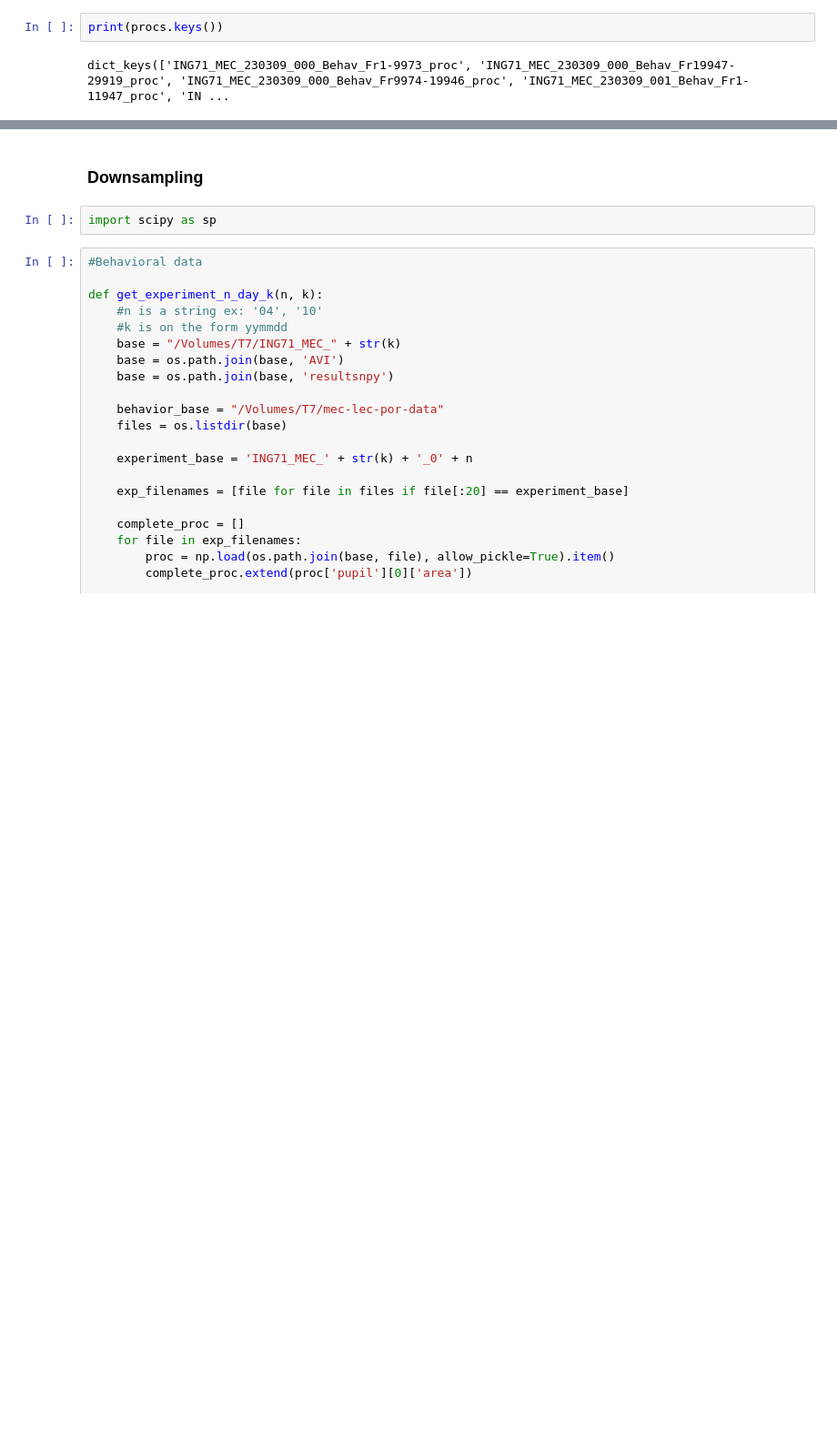
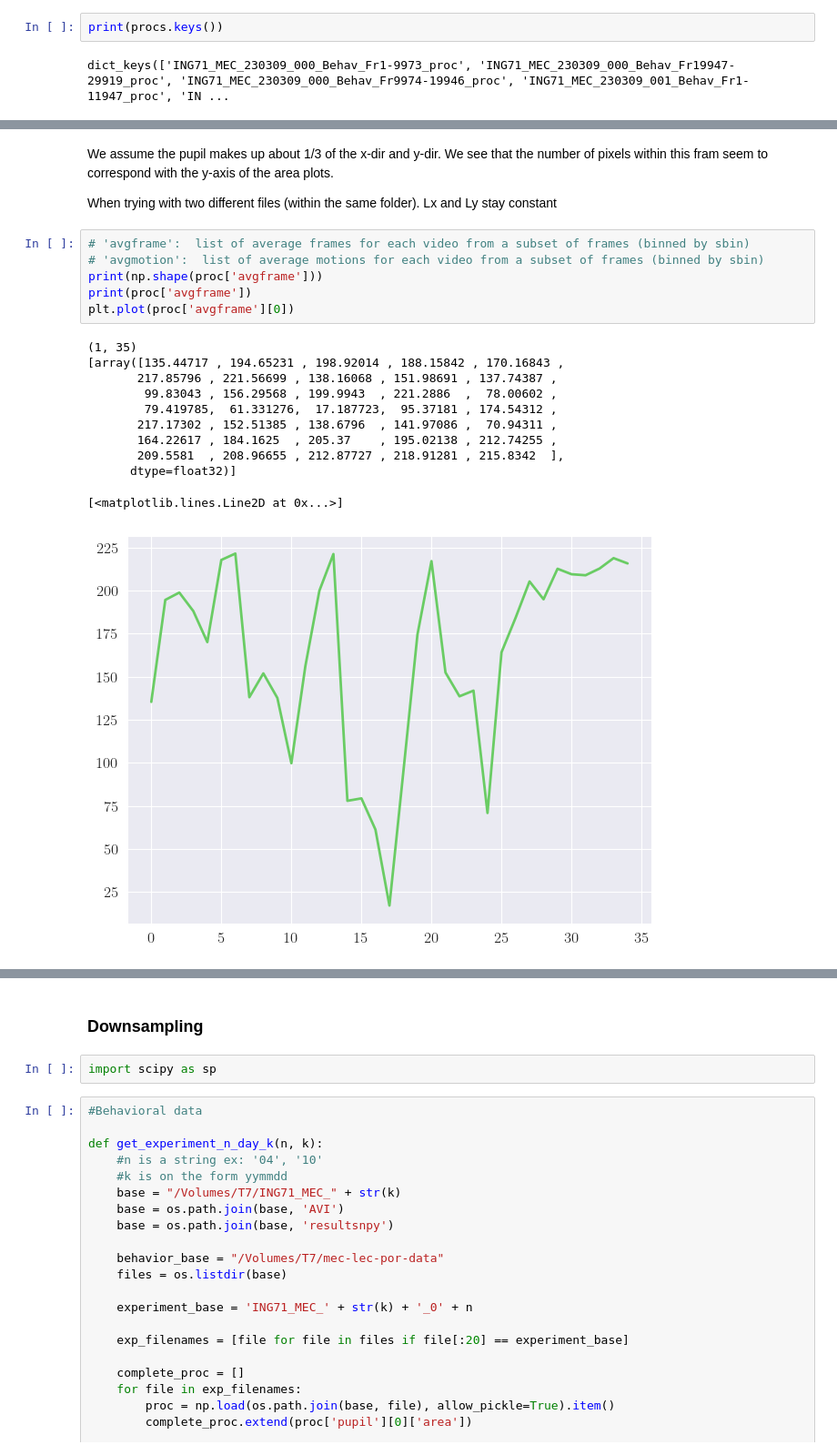
Before and after one commit to EirikSP/MouseProjectGH, a Jupyter notebook: analyse/annalyse.ipynb, the cells around one changed output, grey strips where cells are left out. Shown: that part at 91% size. Saved outputs shown, nothing was run; the diff lists cells and outputs as text; blank space fills up the shorter version.

```diff
--- a/analyse/annalyse.ipynb
+++ b/analyse/annalyse.ipynb
@@ -60,0 +143,22 @@ plt.ylim((100,125))
+# %% [markdown]
+We assume the pupil makes up about 1/3 of the x-dir and y-dir. We see that the number of pixels within this fram seem to correspond with the y-axis of the area plots.
+
+When trying with two different files (within the same folder). Lx and Ly stay constant
+# %%
+# 'avgframe':  list of average frames for each video from a subset of frames (binned by sbin)
+# 'avgmotion':  list of average motions for each video from a subset of frames (binned by sbin)
+print(np.shape(proc['avgframe']))
+print(proc['avgframe'])
+plt.plot(proc['avgframe'][0])
+# %% [output]
+(1, 35)
+[array([135.44717 , 194.65231 , 198.92014 , 188.15842 , 170.16843 ,
+       217.85796 , 221.56699 , 138.16068 , 151.98691 , 137.74387 ,
+        99.83043 , 156.29568 , 199.9943  , 221.2886  ,  78.00602 ,
+        79.419785,  61.331276,  17.187723,  95.37181 , 174.54312 ,
+       217.17302 , 152.51385 , 138.6796  , 141.97086 ,  70.94311 ,
+       164.22617 , 184.1625  , 205.37    , 195.02138 , 212.74255 ,
+       209.5581  , 208.96655 , 212.87727 , 218.91281 , 215.8342  ],
+      dtype=float32)]
+[<matplotlib.lines.Line2D at 0x...>]
+[figure, added]
```
Also changed, not shown: parts of 19 cells of this notebook.
